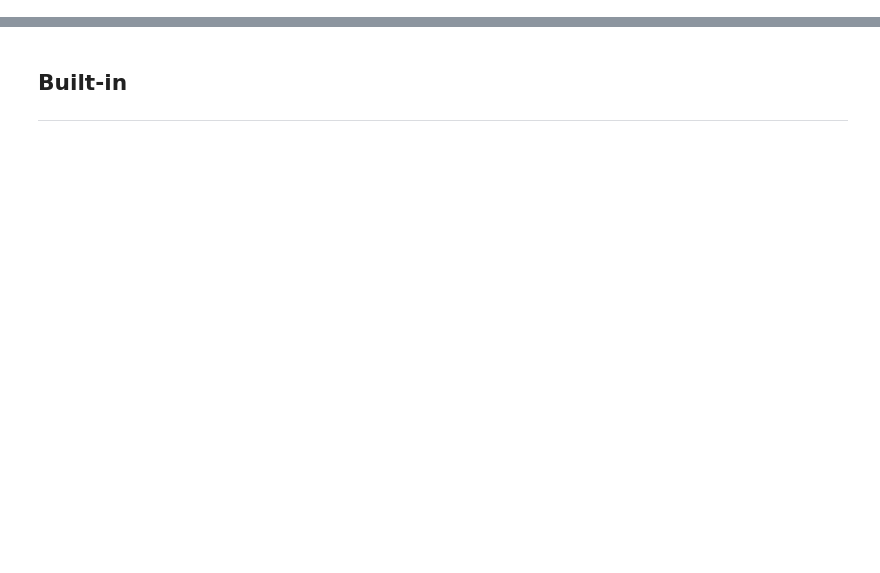
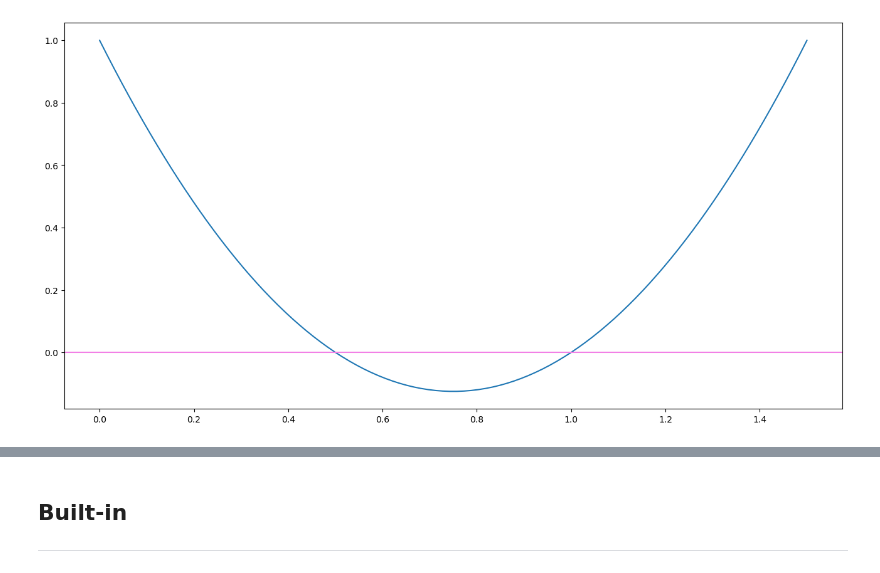
Before and after one commit to ianmcloughlin/hed4notebooks, a Jupyter notebook: content/complex_numbers.ipynb, the cells around one changed output, grey strips where cells are left out. Cells and saved outputs as stored; diff of their text form; code cells hidden in the pictures; blank space fills up the shorter version.

```diff
--- a/content/complex_numbers.ipynb
+++ b/content/complex_numbers.ipynb
@@ -26,0 +121,14 @@ plt.style.use('seaborn-whitegrid')
+# %%
+# Create some x values.
+x = np.linspace(0.0, 1.5, 100)
+
+# Set the corresponding y values.
+y = 2 * x**2 - 3 * x + 1
+
+# Create the plot.
+plt.plot(x, y)
+
+# Show the x-axis in pink;
+plt.axhline(0.0, color=(0.95, 0.5, 0.9));
+# %% [output]
+[figure, added]
```
Also changed, not shown: parts of 71 cells of this notebook, 3 other files.
